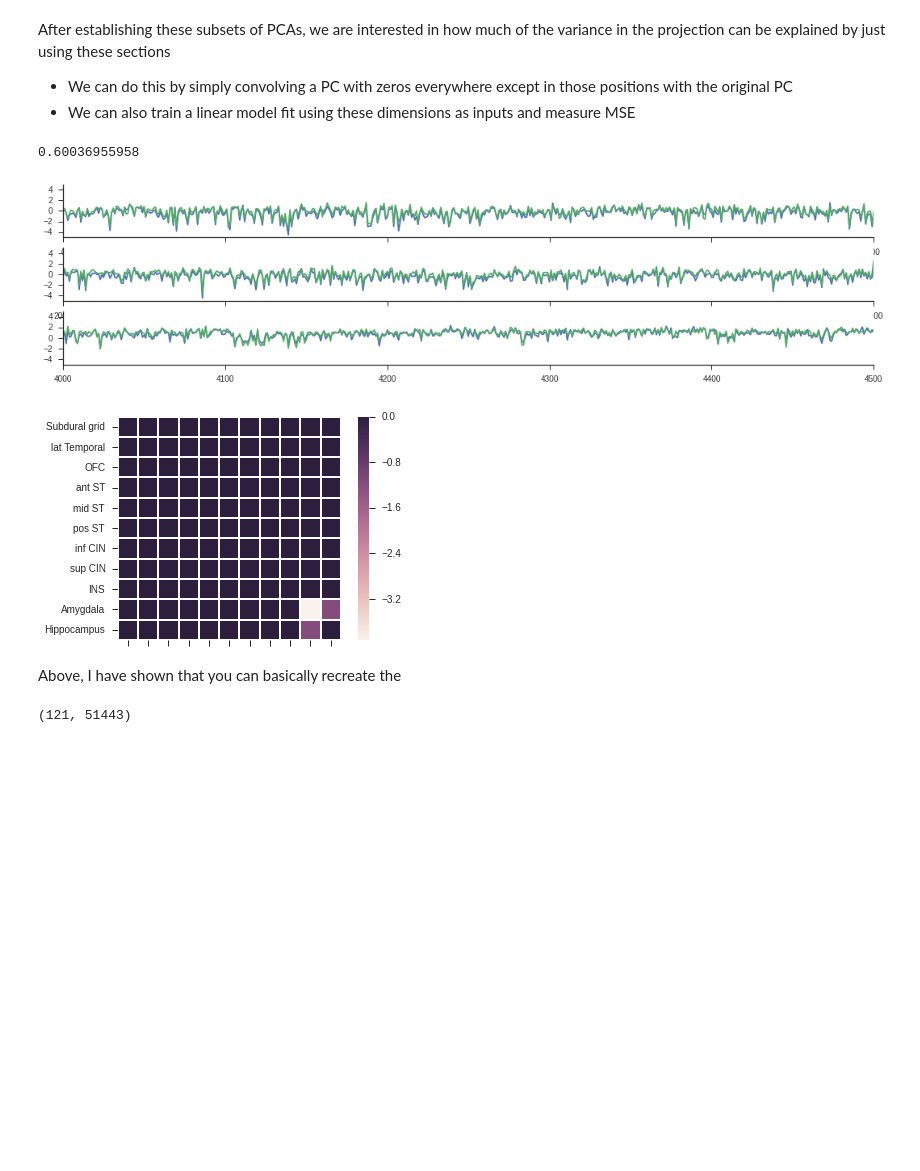
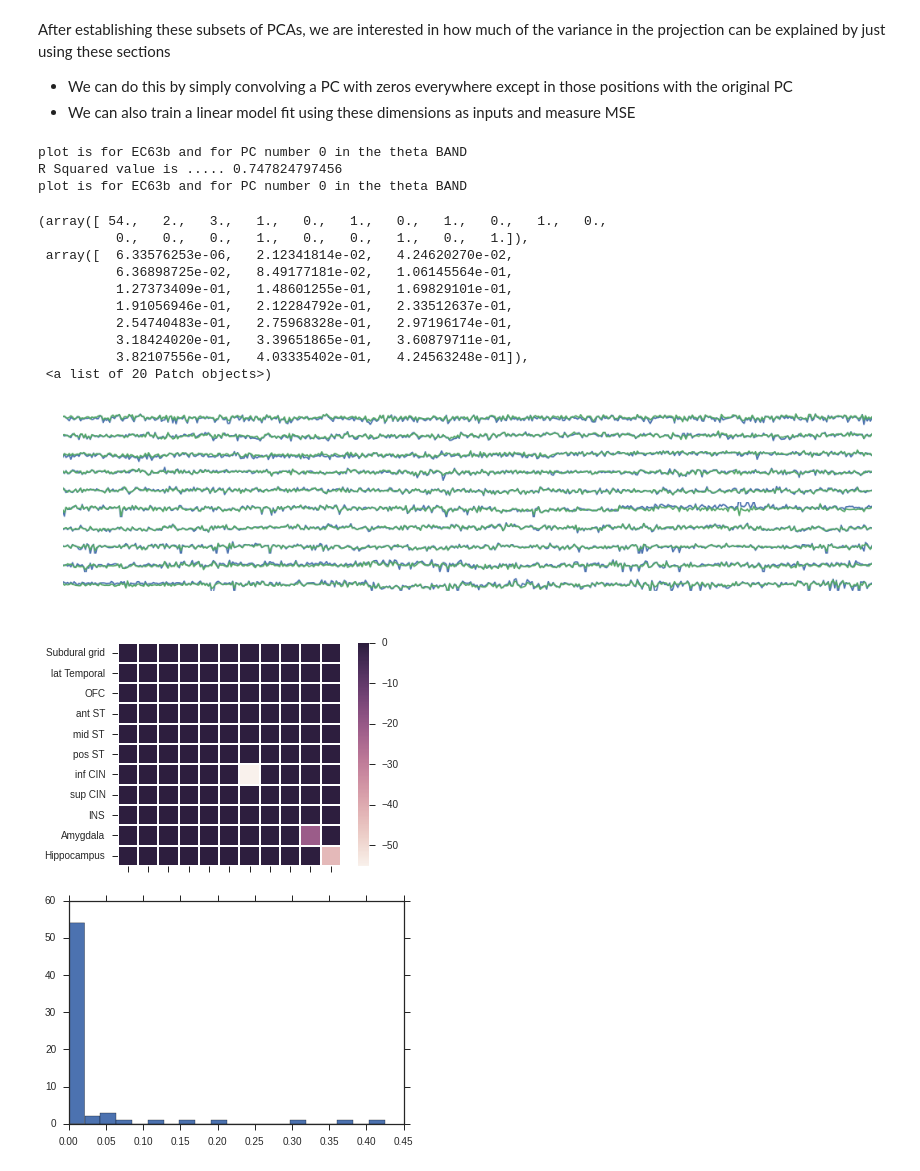
Before and after one commit to fluongo/python-notebooks, a Jupyter notebook: 3_26_15_Vikaas_proj_variance_discussion.ipynb, the cells around one changed output. Drawn from its saved outputs; the diff is of its cells as text; code cells hidden in the pictures; blank space fills up the shorter version.

Commit message:
worked on generating the singles and combinations surrogates

```diff
--- a/3_26_15_Vikaas_proj_variance_discussion.ipynb
+++ b/3_26_15_Vikaas_proj_variance_discussion.ipynb
@@ -11,6 +11,7 @@
 
 import sys
 import itertools
+from repoze.lru import lru_cache
 
 # Check the system type
 if sys.platform == 'darwin':
@@ -33,6 +34,7 @@ import scipy.stats
 from matplotlib.backends.backend_pdf import PdfPages
 import scipy.stats as stats
 
+
 def compute_zscore(data):
     data = np.nan_to_num(data)
     if len(data.shape) == 2:
@@ -41,7 +43,7 @@ def compute_zscore(data):
         out = stats.mstats.zscore(data)
     return out
 
-def plot_im(data):
+def plot_im(data, refNames):
     pc = DataFrame(data, index = refNames, columns = refNames)
     sns.heatmap(pc, annot=False, fmt = '.2n', square = True, xticklabels = False)
 
@@ -54,5 +56,18 @@ def rsquared(x, y):
     slope, intercept, r_value, p_value, std_err = scipy.stats.linregress(x, y)
     return r_value**2
 
+@lru_cache(maxsize = 40)
+def load_data(patientID):
+    data_loc = '/sohal-comp/fluongo/DURA_data/' + patientID + '/processedData/combined_10s/'
+    data = np.load(data_loc + patientID + '_10s_proj_reduced.npy'); pc_data = data[()]
+
+    coh_data = {}
+    for band in ['delta', 'theta', 'alpha', 'beta', 'gamma']:
+        coh_data[band] = np.load(data_loc + patientID + '_reducedcoh_10s_pr_' + band + '.npy')
+
+    output = recParams.electrode_locs_fq_bands(patientID); brainRegions = output['brainRegions']; refNames = brainRegions.keys()
+
+    return pc_data, coh_data, refNames
+
 sns.set_style("white")
 sns.set_style("ticks")
@@ -104,45 +107,61 @@ After establishing these subsets of PCAs, we are interested in how much of the v
 - We can do this by simply convolving a PC with zeros everywhere except in those positions with the original PC
 - We can also train a linear model fit using these dimensions as inputs and measure MSE
 # %%
-pc_data, coh_data, refNames = load_data('EC63b')
 
-band = 'theta'
-pc = pc_data['pc'][band]
-cohs = coh_data[band]
+def generate_R_example(patientID, PCrank, band):
+    # patientID: Just input the patient ID
+    # PCrank: Which PC to plot
+    # BAND: and what frequency band
+    pc_data, coh_data, refNames = load_data(patientID)
+    pc = pc_data['pc'][band]
+    cohs = coh_data[band]
+    thresh = 3 #How many standard deviations above to set the threshold
 
+    f = plt.figure(figsize = [18, 4])
 
-f = plt.figure(figsize = [18, 4])
-
-
-for PCrank in [4]:
     template = np.zeros_like(cohs[:,:,0])
     for i in range(cohs.shape[0]):
         for j in range(i,cohs.shape[0]):
             x = compute_zscore(cohs[i,j,:])
             y = compute_zscore(pc[PCrank,:])
             template[i,j] = rsquared(x , y)
             template[j,i] = template[i,j]
 
     compounded = pc_data['comps']['pc'][band][:,:,PCrank]*template
-    subPC = compounded*(np.round(np.abs(compounded)) >= 2*np.std(compounded.ravel())) # Thresholding step
+    subPC = compounded*(np.round(np.abs(compounded)) >= thresh*np.std(compounded.ravel())) # Thresholding step
     curr_projection = np.dot(subPC.ravel(),cohs.reshape(cohs.shape[0]*cohs.shape[1], cohs.shape[2])); # Making the projection of the subPC onto the full
 
-    for kk in range(3):
-        plt.subplot(3,1,kk+1)
+    for kk in range(10):
+        plt.subplot(10,1,kk+1)
         plt.plot(y) # Plotting the Zscored original projection
-        plt.plot(compute_zscore(curr_projection)); sns.despine(); plt.xlim([kk*2000, kk*2000 + 500]); plt.ylim([-5,5])
+        plt.plot(compute_zscore(curr_projection)); sns.despine(); plt.xlim([kk*3700, kk*3700 + 500]); plt.ylim([-3,3]);
+        plt.axis('off')
 
-    print rsquared(compute_zscore(curr_projection), y)
+    print 'plot is for ' + patientID + ' and for PC number ' + str(PCrank) + ' in the ' + band + ' BAND'
+    print 'R Squared value is ..... ' + str(rsquared(compute_zscore(curr_projection), y))
+    plt.figure()
+    plot_im(subPC, refNames)
 
+
+
+generate_R_example('EC63b', 0, 'theta')
+R2s = generate_R_singles('EC63b', 0, 'theta')
 plt.figure()
-plot_im(subPC)
+plt.hist(R2s, 20)
 # %% [output]
-0.60036955958
+plot is for EC63b and for PC number 0 in the theta BAND
+R Squared value is ..... 0.747824797456
+plot is for EC63b and for PC number 0 in the theta BAND
+(array([ 54.,   2.,   3.,   1.,   0.,   1.,   0.,   1.,   0.,   1.,   0.,
+          0.,   0.,   0.,   1.,   0.,   0.,   1.,   0.,   1.]),
+ array([  6.33576253e-06,   2.12341814e-02,   4.24620270e-02,
+          6.36898725e-02,   8.49177181e-02,   1.06145564e-01,
+          1.27373409e-01,   1.48601255e-01,   1.69829101e-01,
+          1.91056946e-01,   2.12284792e-01,   2.33512637e-01,
+          2.54740483e-01,   2.75968328e-01,   2.97196174e-01,
+          3.18424020e-01,   3.39651865e-01,   3.60879711e-01,
+          3.82107556e-01,   4.03335402e-01,   4.24563248e-01]),
+ <a list of 20 Patch objects>)
-[figure, old version]
+[figure, new version]
-[figure, old version]
+[figure, new version]
+[figure, added]
-# %% [markdown]
-Above, I have shown that you can basically recreate the
-# %%
-np.round(float(np.sum(subPC!=0))/2)
-# %% [output]
-(121, 51443)
```
Also changed, not shown: parts of 4 cells of this notebook.
